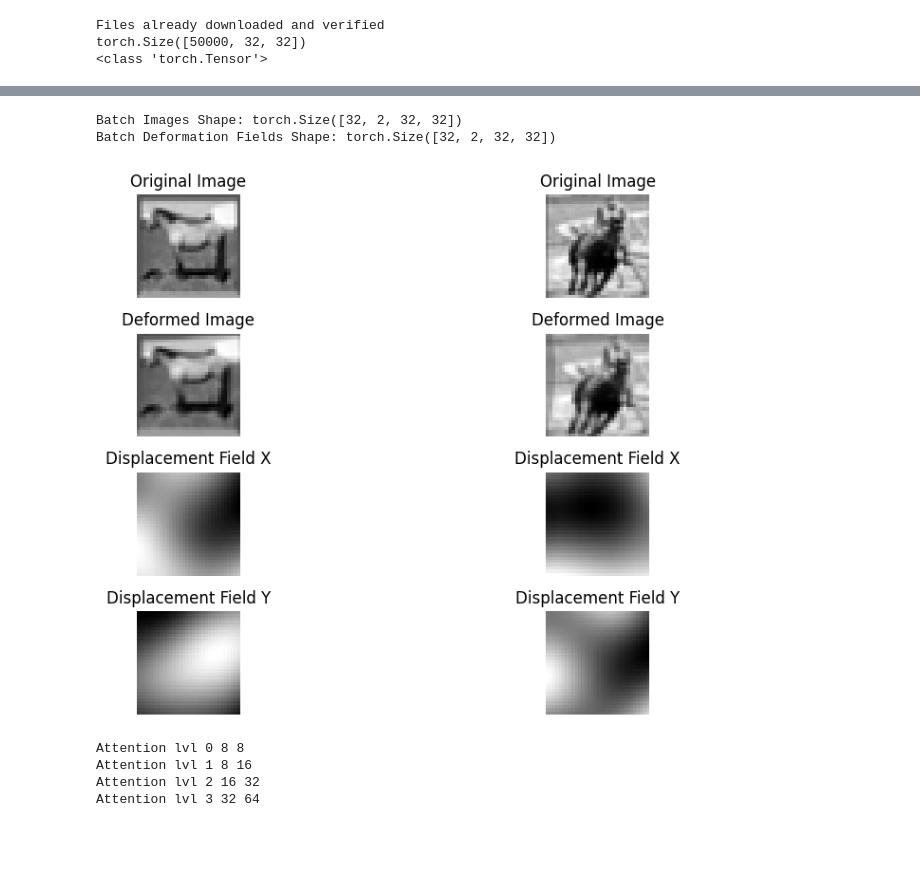
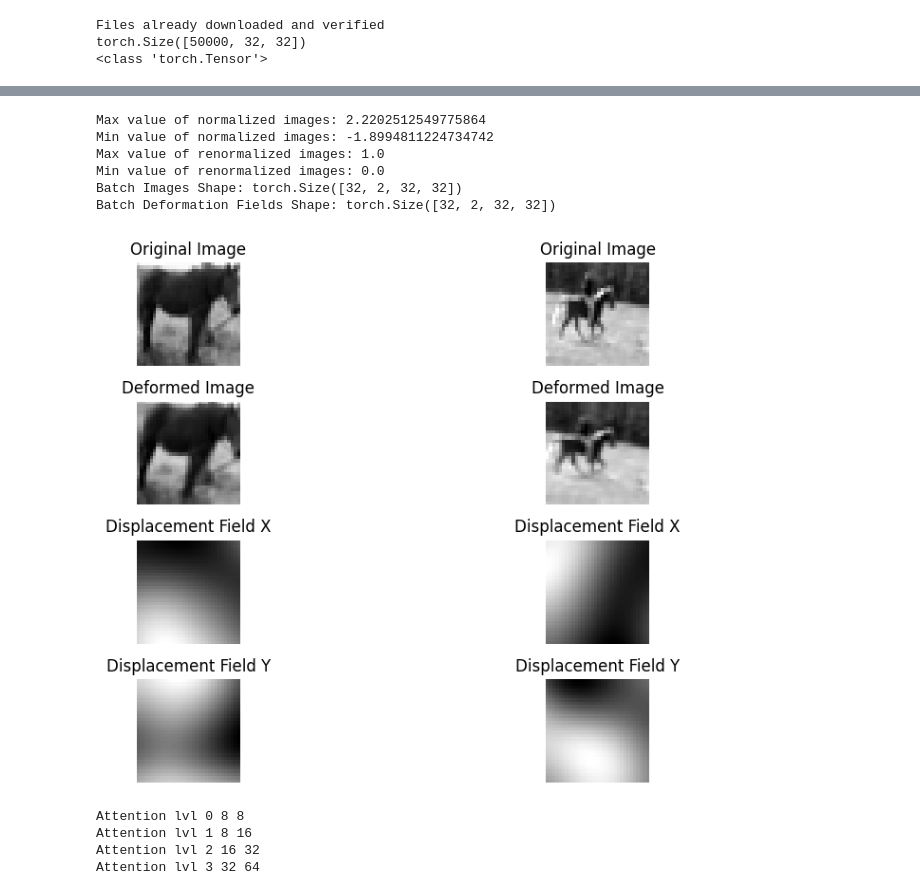
Before and after one commit to leond32/Registration, a Jupyter notebook: utils/Baseline.ipynb, the cells around one changed output, grey strips where cells are left out. Cells and saved outputs as stored; diff of their text form; code cells hidden in the pictures; blank space fills up the shorter version.

Commit message:
- fixed the normalization issue - added a renormalize fct for plotting

```diff
--- a/utils/Baseline.ipynb
+++ b/utils/Baseline.ipynb
@@ -131,17 +126,17 @@ class CustomDataset(Dataset):
 # %%
 # Assuming 'images' is a batch of images loaded as a PyTorch tensor
 shape = images[0].shape[-2:]  # Image dimensions (height, width)
-#deformation_layer = DeformationLayer(shape)
-#deformation_layer.new_deformation(device='cpu')  # Initialize deformation parameters
 
 # Create dataset
-dataset = CustomDataset(images, shape, mean, std, transform=True)
-
+dataset = CustomDataset(images,
+                        shape,
+                        transform=transforms.Compose([
+                            transforms.Normalize(mean = [mean], std = [std]) ])
+                        )
 # trainset and testset
 train_size = int(0.6 * len(dataset))
 val_size = int(0.2 * len(dataset))
 test_size = len(dataset) - train_size - val_size
-#train_dataset, test_dataset = random_split(dataset, [train_size, test_size])
 train_dataset, val_dataset, test_dataset = torch.utils.data.random_split(dataset, [train_size, val_size, test_size])
 
 # Define the DataLoader
@@ -149,9 +144,20 @@ train_loader = DataLoader(train_dataset, batch_size=32, shuffle=True)
 val_loader = DataLoader(val_dataset, batch_size=32, shuffle=True)
 test_loader = DataLoader(test_dataset, batch_size=32, shuffle=True)
 # %%
+def renormalize(tensor):
+        minFrom= tensor.min()
+        maxFrom= tensor.max()
+        minTo = 0
+        maxTo=1
+        return minTo + (maxTo - minTo) * ((tensor - minFrom) / (maxFrom - minFrom))
+
 data_iter = iter(train_loader)
 images, deformation_fields = next(data_iter)
-
+print('Max value of normalized images:', float(images.max()))
+print('Min value of normalized images:', float(images.min()))
+images = renormalize(images)
+print('Max value of renormalized images:', float(images.max()))
+print('Min value of renormalized images:', float(images.min()))
 # Printing shapes to ensure they are correct
 print("Batch Images Shape:", images.shape)  # Should match [batch_size, channels, height, width]
 print("Batch Deformation Fields Shape:", deformation_fields.shape)  # Should match expected format, e.g., [batch_size, 2, height, width]
@@ -159,45 +165,43 @@ print("Batch Deformation Fields Shape:", deformation_fields.shape)  # Should mat
 
 # Define the number of samples to display
 num_samples = 2
 
 # Create a figure with subplots in a grid 2x4
 fig, axes = plt.subplots(4, num_samples, figsize=(12, 6))
 
 for i in range(num_samples):
     # Plotting the original and deformed images
-    # Assuming the first channel of images tensor is the original image,
-    # and the second channel is the deformed image
+
     ax = axes[0, i]
-    ax.imshow(images[i,0,:,:].numpy(), cmap='gray')
+    ax.imshow(images[i,0,:,:].numpy(), cmap='gray') # Original image
     ax.title.set_text('Original Image')
     ax.axis('off')
 
     ax = axes[1, i]
-    ax.imshow(images[i,1].numpy(), cmap='gray')
+    ax.imshow(images[i,1].numpy(), cmap='gray') # Deformed image
     ax.title.set_text('Deformed Image')
     ax.axis('off')
 
-    # If you also want to show deformation fields corresponding to each image
-    # Add this inside your loop (create more rows in your subplot setup if needed)
-    ax = axes[2, i]  # Uncomment and adjust subplot dimensions if showing this
+    ax = axes[2, i]
     ax.imshow(deformation_fields[i, 0].numpy(), cmap='gray')  # X-component of the field
     ax.title.set_text('Displacement Field X')
     ax.axis('off')
 
-    ax = axes[3, i]  # Uncomment and adjust subplot dimensions if showing this
+    ax = axes[3, i]
     ax.imshow(deformation_fields[i, 1].numpy(), cmap='gray')  # Y-component of the field
     ax.title.set_text('Displacement Field Y')
     ax.axis('off')
 
-    #print("Original image range and std", images[i, 0].min(), images[i, 0].max(), images[i, 0].std())
-    #print("Deformed Image range and std", images[i, 1].min(), images[i, 1].max(), images[i, 1].std())
-
 plt.tight_layout()
 plt.show()
 # %% [output]
+Max value of normalized images: 2.2202512549775864
+Min value of normalized images: -1.8994811224734742
+Max value of renormalized images: 1.0
+Min value of renormalized images: 0.0
 Batch Images Shape: torch.Size([32, 2, 32, 32])
 Batch Deformation Fields Shape: torch.Size([32, 2, 32, 32])
-[figure, old version]
+[figure, new version]
 # %%
 # set up u net model
 from diffusion_unet import Unet
```
Also changed, not shown: parts of 5 cells of this notebook.
